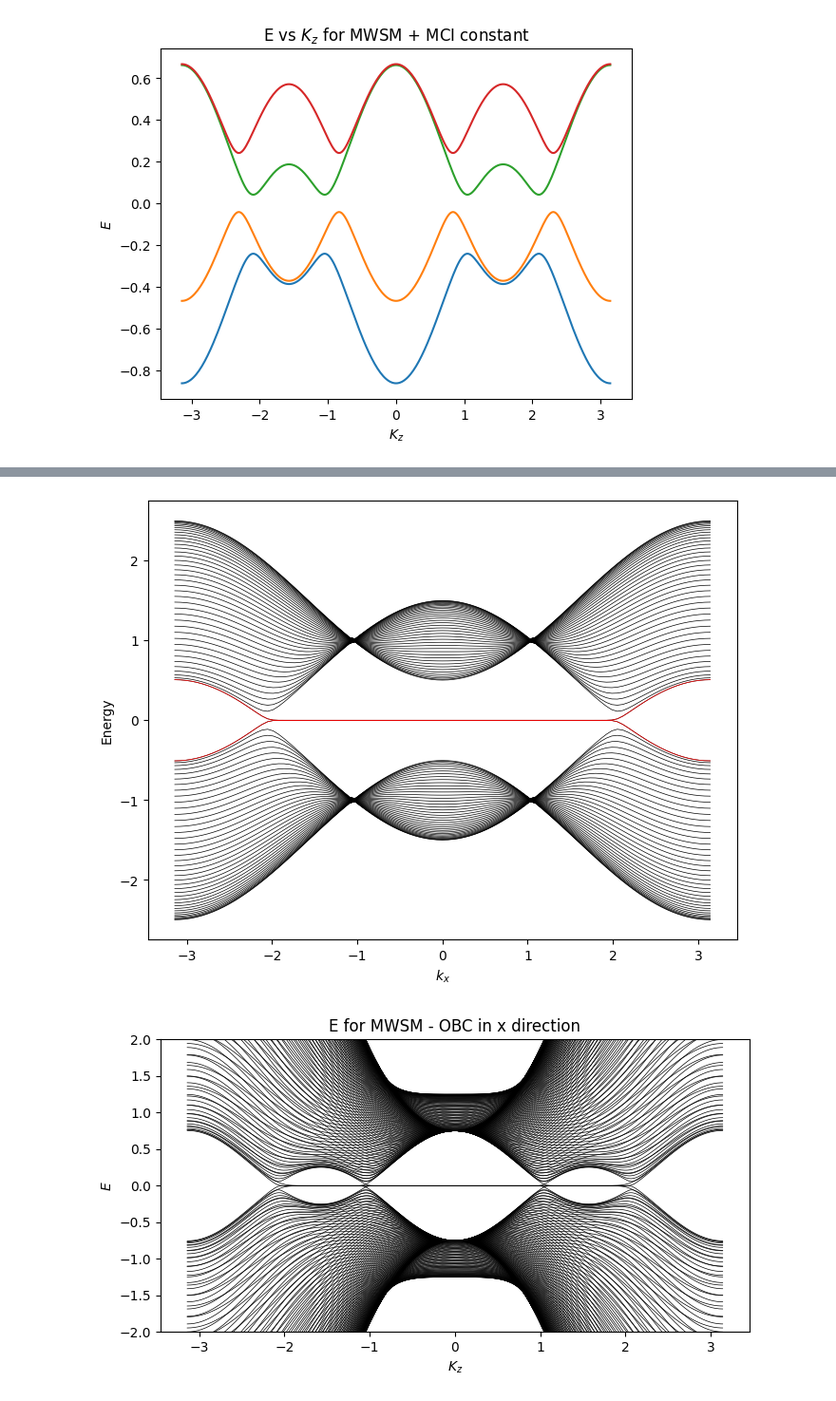
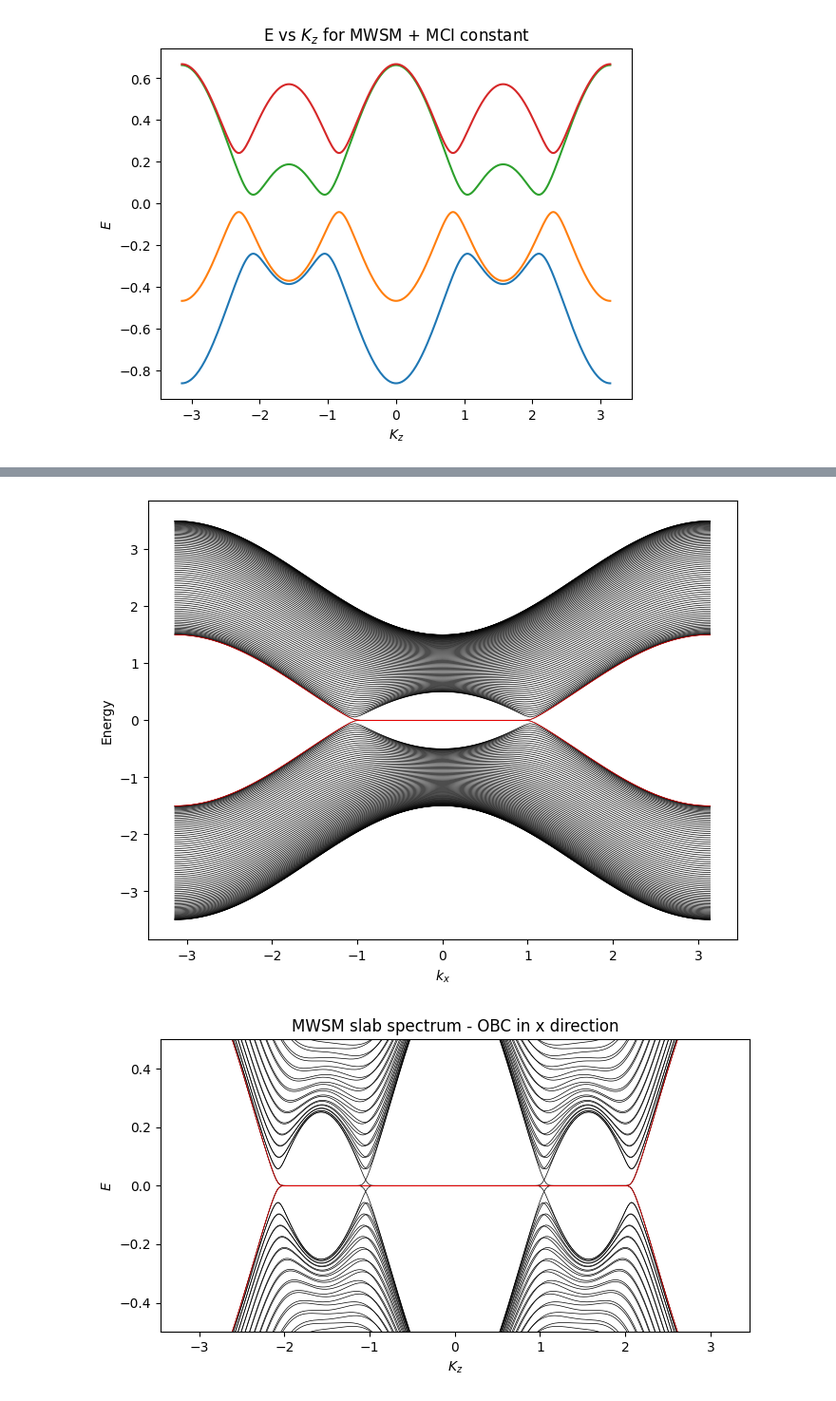
Before and after one commit to gehadibany/topological-phases, a Jupyter notebook: MTSM.ipynb, the cells around one changed output, grey strips where cells are left out. Shown at 95% size. Saved outputs shown, nothing was run; the diff lists cells and outputs as text; code cells hidden in the pictures.

```diff
--- a/MTSM.ipynb
+++ b/MTSM.ipynb
@@ -81,13 +89,13 @@ plt.show ()
 mp = 0.1
 tp = 0
 
-g1 = 0.5
-g2 = -0.5
+g1 = -0.5
+g2 = 0.5
 
 t_matrix = np.array ([[1,1],[1,1],[1,1]],dtype=complex)
 
 #OBC in x direction
-L = 40
+L = 80
 kzs = np.linspace(-np.pi,np.pi, 99)
 ky = 0
 
@@ -130,13 +138,13 @@ plt.show()
 mp = 0.1
 tp = 0
 
-g1 = 0.5
-g2 = -0.5
+g1 = -0.5
+g2 = 0.5
 
 t_matrix = np.array ([[1,1],[1,1],[1,1]],dtype=complex)
 
 #OBC in x direction
-L = 40
+L = 80
 kzs = np.linspace(-np.pi,np.pi, 99)
 ky = 0
 
@@ -145,8 +153,8 @@ ky = 0
 #Hamiltonian and diagonalization
 P2_eigvals_oc_vs_kz = []
 for kz in kzs:
-    H_P20 = t_matrix[1][1]*np.sin(ky)*sigma_y-t_matrix[2][1]*(2+g2-np.cos(ky)-np.cos(kz))*sigma_z
-    V_P20 = -t_matrix[0][1]*(-1j/2)*sigma_x-t_matrix[2][1]*(1/2)*sigma_z
+    H_P20 = t_matrix[1][1]*np.sin(ky)*sigma_y+t_matrix[2][1]*(2+g2-np.cos(ky)-np.cos(kz))*sigma_z
+    V_P20 = t_matrix[0][1]*(-1j/2)*sigma_x+t_matrix[2][1]*(1/2)*sigma_z
 
     HP2_open = np.zeros((2*L, 2*L), dtype=complex)
     for i in range(L):
@@ -175,7 +183,7 @@ plt.xlabel('$k_x$')
 plt.ylabel('Energy')
 plt.show()
 # %% [output]
-[figure, old version]
+[figure, new version]
 # %%
 #Slab spectra - OBC in x direction
 #Parameters
@@ -204,35 +212,39 @@ for kz in kzs:
     h_onsite = np.kron (HP_1, HP_2)
     v_hops = np.kron (VP_1, VP_2)
     v_dagger = np.kron (VP_1, VP_2d)+np.kron (VP_1d, VP_2)
-    nearest = np.kron (HP_1, VP_2)+ np.kron(HP_2, VP_1)
+    nearest = np.kron (HP_1, VP_2)+ np.kron(VP_1, HP_2)
 
     H_child = np.zeros((4*L, 4*L), dtype=complex)
     for i in range(L):
         H_child[4*i:4*(i+1), 4*i:4*(i+1)] = h_onsite + v_dagger
         if i < L - 1:
             H_child[4*i:4*(i+1), 4*(i+1):4*(i+2)] = nearest
             H_child[4*(i+1):4*(i+2), 4*i:4*(i+1)] = nearest.conj().T
         if i < L - 2:
             H_child[4*i:4*(i+1), 4*(i+2):4*(i+3)] = v_hops
             H_child[4*(i+2):4*(i+3), 4*i:4*(i+1)] = v_hops.conj().T
 
 
     eigenvals_oc_child = np.linalg.eigvalsh(H_child)
     child_eigvals_oc_vs_kz.append(eigenvals_oc_child)
 
 
 child_eigvals_oc_vs_kz = np.array(child_eigvals_oc_vs_kz).T
 
 #plot
 fig, ax = plt.subplots(figsize=(8,4))
 for band in child_eigvals_oc_vs_kz:
     ax.plot(kzs, band, color='black', linewidth=0.5)
 
+mid = 2*L
+for b in [mid-1, mid]:
+    plt.plot(kzs,child_eigvals_oc_vs_kz[b], color='red', linewidth =0.5)
+
 ax.set_xlabel ('$K_z$')
 ax.set_ylabel ('$E$')
-ax.set_title ('E for MWSM - OBC in x direction')
-ax.set_ylim (-2,2)
+ax.set_title ('MWSM slab spectrum - OBC in x direction')
+ax.set_ylim (-0.5,0.5)
 
 plt.show()
 # %% [output]
-[figure, old version]
+[figure, new version]
```
Also changed, not shown: parts of 19 cells of this notebook.
